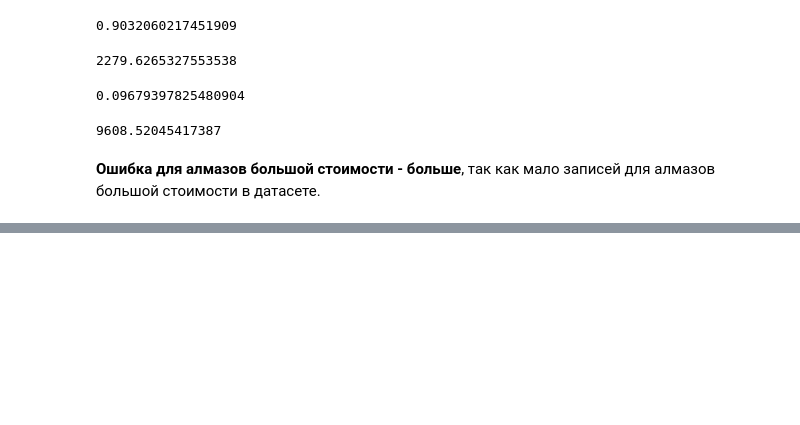
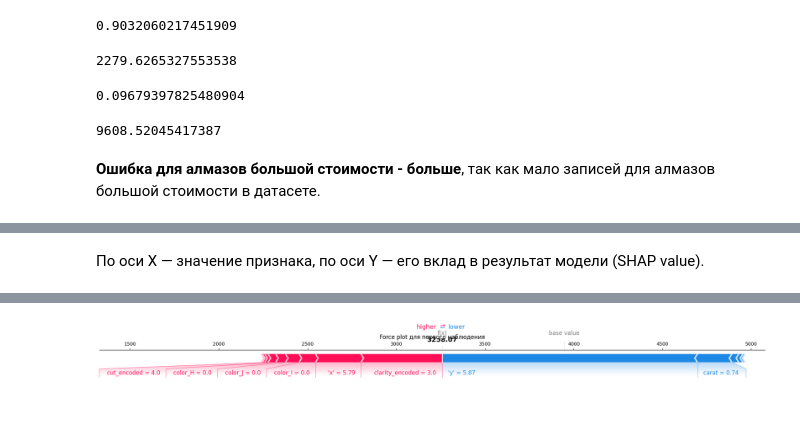
Before and after one commit to RinatHar/EDALabs, a Jupyter notebook: lab4/Лаб4_ФМИ_EDA_deep.ipynb, the cells around one changed output, grey strips where cells are left out. Saved outputs shown, nothing was run; the diff lists cells and outputs as text; code cells hidden in the pictures; blank space fills up the shorter version.

```diff
--- a/lab4/Лаб4_ФМИ_EDA_deep.ipynb
+++ b/lab4/Лаб4_ФМИ_EDA_deep.ipynb
@@ -967,0 +1042,11 @@ mean_absolute_error(y3[y3 >= 10000], pred[y3 >= 10000])
+# %% [markdown]
+По оси X — значение признака, по оси Y — его вклад в результат модели (SHAP value).
+# %%
+# Force plot для отдельных наблюдений
+shap.initjs()
+shap.force_plot(explainer.expected_value, shap_values[5,:], X_test.iloc[5,:],
+                matplotlib=True, show=False)
+plt.title("Force plot для первого наблюдения")
+plt.tight_layout()
+plt.show()
+# %% [output]
@@ -967,0 +1054 @@ mean_absolute_error(y3[y3 >= 10000], pred[y3 >= 10000])
+[figure, added]
```
Also changed, not shown: parts of 14 cells of this notebook.
